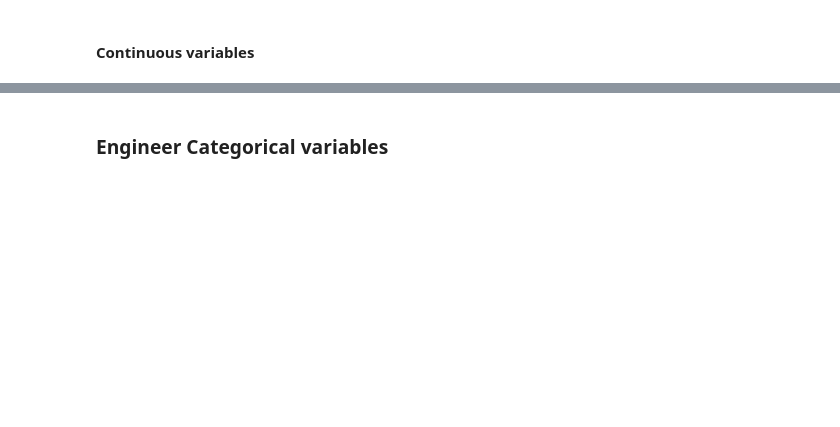
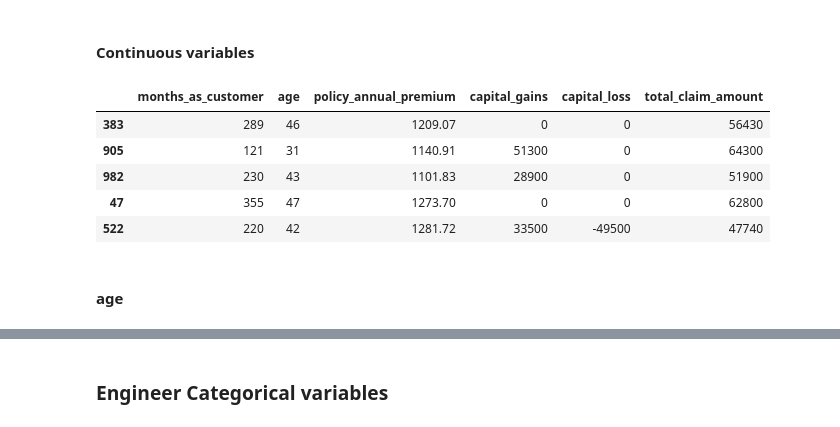
Before and after one commit to IvanNardini/mlpipe-production-code-procedural, a Jupyter notebook: notebooks/5.0-insurance-Model-Deployment.ipynb, the cells around one changed output, grey strips where cells are left out. Saved outputs shown, nothing was run; the diff lists cells and outputs as text; code cells hidden in the pictures; blank space fills up the shorter version.

```diff
--- a/notebooks/5.0-insurance-Model-Deployment.ipynb
+++ b/notebooks/5.0-insurance-Model-Deployment.ipynb
@@ -235,0 +235,5 @@ metadata['binning_meta']['policy_deductable'] = binning_meta
+# %%
+X_train[new_variable_name] = pd.cut(X_train['policy_deductable'], bins = bins, labels = bin_labels, include_lowest = True)
+X_test[new_variable_name] = pd.cut(X_test['policy_deductable'], bins = bins, labels = bin_labels, include_lowest = True)
+X_train.drop('policy_deductable', axis=1, inplace=True)
+X_test.drop('policy_deductable', axis=1, inplace=True)
@@ -236,4 +251,13 @@ metadata['binning_meta']['policy_deductable'] = binning_meta
 # %% [markdown]
 #### Continuous variables
 # %%
-data[continuous_predictors].head()
+X_train[continuous_predictors].head()
+# %% [output]
+|  | months_as_customer | age | policy_annual_premium | capital_gains | capital_loss | total_claim_amount |
+| 383 | 289 | 46 | 1209.07 | 0 | 0 | 56430 |
+| 905 | 121 | 31 | 1140.91 | 51300 | 0 | 64300 |
+| 982 | 230 | 43 | 1101.83 | 28900 | 0 | 51900 |
+| 47 | 355 | 47 | 1273.70 | 0 | 0 | 62800 |
+| 522 | 220 | 42 | 1281.72 | 33500 | -49500 | 47740 |
+# %% [markdown]
+#### age
```
Also changed, not shown: parts of 110 cells of this notebook, 13 other files.
